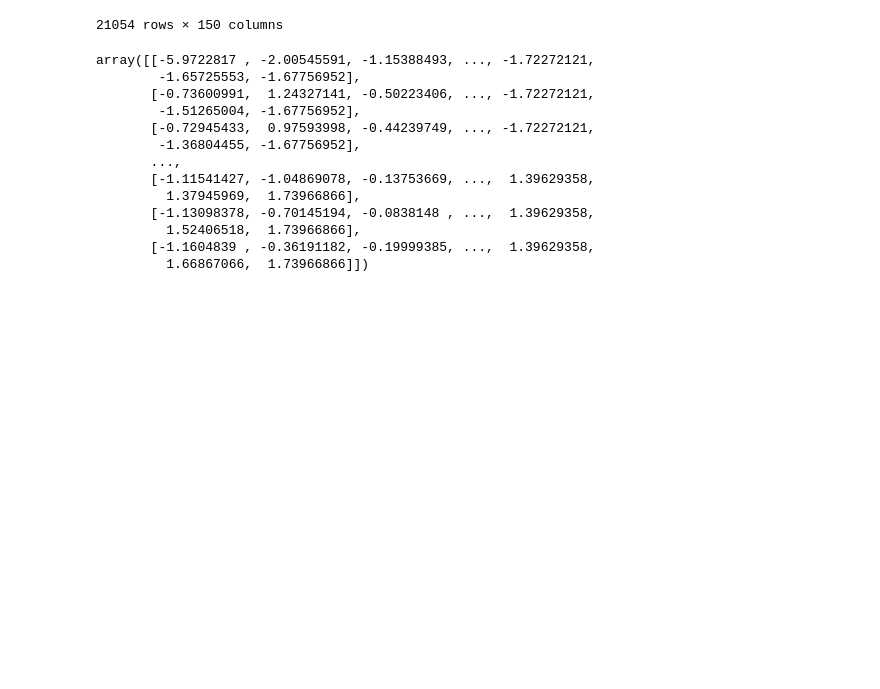
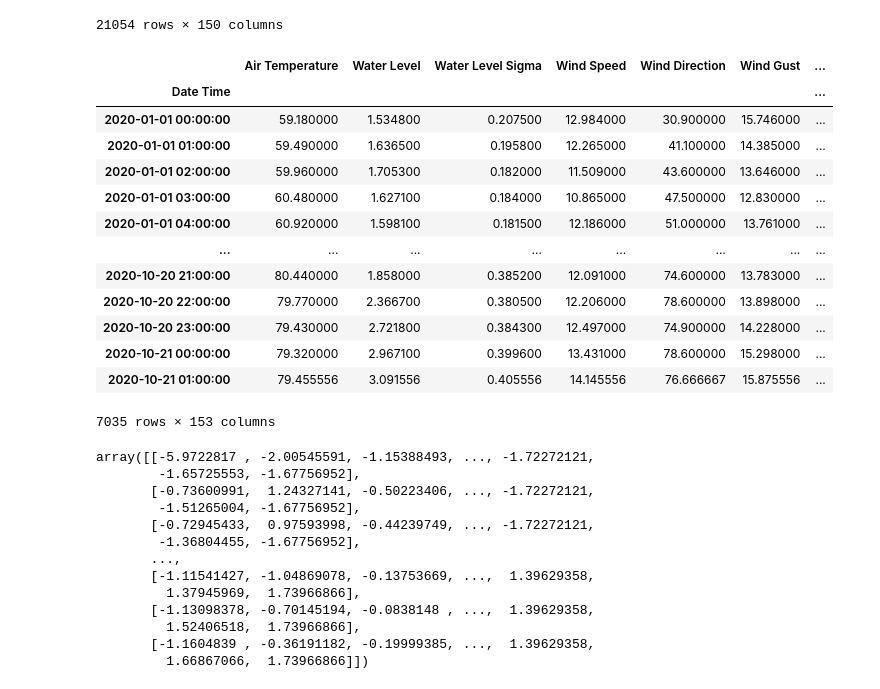
Before and after one commit to Data-Analytics-2020/Tide-Prediction, a Jupyter notebook: ARIMA+SVR.ipynb, the cells around one changed output. Drawn from its saved outputs; the diff is of its cells as text; code cells hidden in the pictures; blank space fills up the shorter version.

```diff
--- a/ARIMA+SVR.ipynb
+++ b/ARIMA+SVR.ipynb
@@ -191,6 +191,23 @@ test['Day'] = pd.DatetimeIndex(test.index).day
 train['Month'] = pd.DatetimeIndex(train.index).month
 train['Hour'] = pd.DatetimeIndex(train.index).hour
 train['Day'] = pd.DatetimeIndex(train.index).day
+# %%
+test
+# %% [output]
+|  | Air Temperature | Water Level | Water Level Sigma | Wind Speed | Wind Direction | Wind Gust | ... |
+| Date Time |  |  |  |  |  |  | ... |
+| 2020-01-01 00:00:00 | 59.180000 | 1.534800 | 0.207500 | 12.984000 | 30.900000 | 15.746000 | ... |
+| 2020-01-01 01:00:00 | 59.490000 | 1.636500 | 0.195800 | 12.265000 | 41.100000 | 14.385000 | ... |
+| 2020-01-01 02:00:00 | 59.960000 | 1.705300 | 0.182000 | 11.509000 | 43.600000 | 13.646000 | ... |
+| 2020-01-01 03:00:00 | 60.480000 | 1.627100 | 0.184000 | 10.865000 | 47.500000 | 12.830000 | ... |
+| 2020-01-01 04:00:00 | 60.920000 | 1.598100 | 0.181500 | 12.186000 | 51.000000 | 13.761000 | ... |
+| ... | ... | ... | ... | ... | ... | ... | ... |
+| 2020-10-20 21:00:00 | 80.440000 | 1.858000 | 0.385200 | 12.091000 | 74.600000 | 13.783000 | ... |
+| 2020-10-20 22:00:00 | 79.770000 | 2.366700 | 0.380500 | 12.206000 | 78.600000 | 13.898000 | ... |
+| 2020-10-20 23:00:00 | 79.430000 | 2.721800 | 0.384300 | 12.497000 | 74.900000 | 14.228000 | ... |
+| 2020-10-21 00:00:00 | 79.320000 | 2.967100 | 0.399600 | 13.431000 | 78.600000 | 15.298000 | ... |
+| 2020-10-21 01:00:00 | 79.455556 | 3.091556 | 0.405556 | 14.145556 | 76.666667 | 15.875556 | ... |
+7035 rows × 153 columns
 # %%
 from sklearn.preprocessing import StandardScaler
 sc_X = StandardScaler()
```
Also changed, not shown: parts of 2 cells of this notebook.
